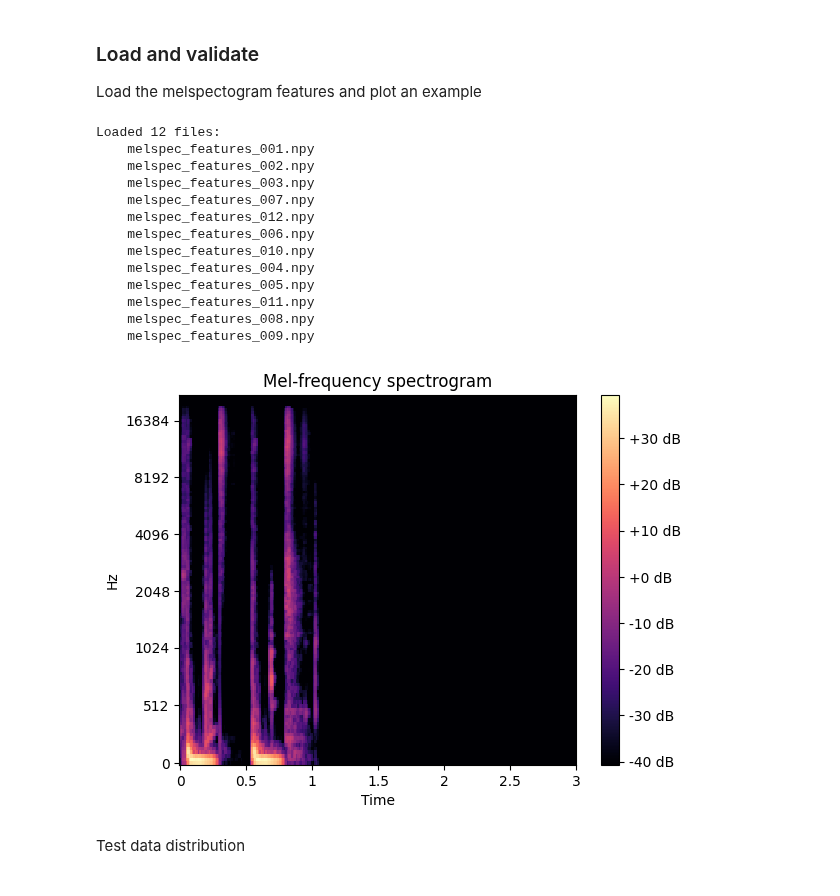
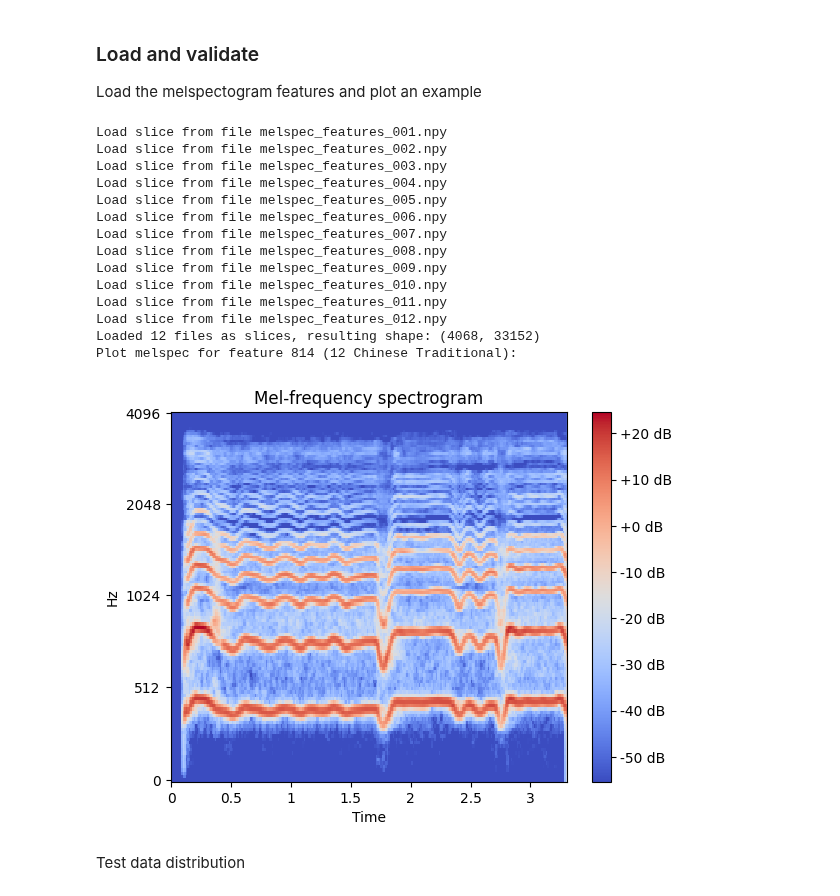
Before and after one commit to michaelstuffer98/ai_industry_project, a Jupyter notebook: feature_extraction.ipynb, the cells around one changed output. Cells and saved outputs as stored; diff of their text form; code cells hidden in the pictures.

Commit message:
update melspec plot

```diff
--- a/feature_extraction.ipynb
+++ b/feature_extraction.ipynb
@@ -281,27 +281,38 @@ Saved file to slices melspec_features
 Load the melspectogram features and plot an example
 # %%
 features_spectogram = utils.load_sliced_numpy_array('melspec_features')
+labels = np.load('data/labels.npy')
+
+n_mels = config['melspectogram']['n_mels']
 
 x = randint(0, features_spectogram.shape[0]-1)
 
+labels_to_id = utils.get_class_mapping()
+id_to_labels = {}
+for key in labels_to_id:
+    id_to_labels[labels_to_id[key]] = key
+
+print(f'Plot melspec for feature {x} ({id_to_labels[np.argmax(labels[x])]}):')
+
 feature_to_plot = features_spectogram[x, :].reshape(n_mels, -1)
-
-plot.plot_melspectogram(feature_to_plot, sample_rate, fmax=f_max, calculate_db=False, save_fig=False)
+print()
+plot.plot_melspectogram(feature_to_plot, 40_000, fmax=4096, calculate_db=False, save_fig=False)
 # %% [output]
-Loaded 12 files:
-    melspec_features_001.npy
-    melspec_features_002.npy
-    melspec_features_003.npy
-    melspec_features_007.npy
-    melspec_features_012.npy
-    melspec_features_006.npy
-    melspec_features_010.npy
-    melspec_features_004.npy
-    melspec_features_005.npy
-    melspec_features_011.npy
-    melspec_features_008.npy
-    melspec_features_009.npy
+Load slice from file melspec_features_001.npy
+Load slice from file melspec_features_002.npy
+Load slice from file melspec_features_003.npy
+Load slice from file melspec_features_004.npy
+Load slice from file melspec_features_005.npy
+Load slice from file melspec_features_006.npy
+Load slice from file melspec_features_007.npy
+Load slice from file melspec_features_008.npy
+Load slice from file melspec_features_009.npy
+Load slice from file melspec_features_010.npy
+Load slice from file melspec_features_011.npy
+Load slice from file melspec_features_012.npy
+Loaded 12 files as slices, resulting shape: (4068, 33152)
+Plot melspec for feature 814 (12 Chinese Traditional):
-[figure, old version]
+[figure, new version]
 # %% [markdown]
 Test data distribution
 # %%
```
